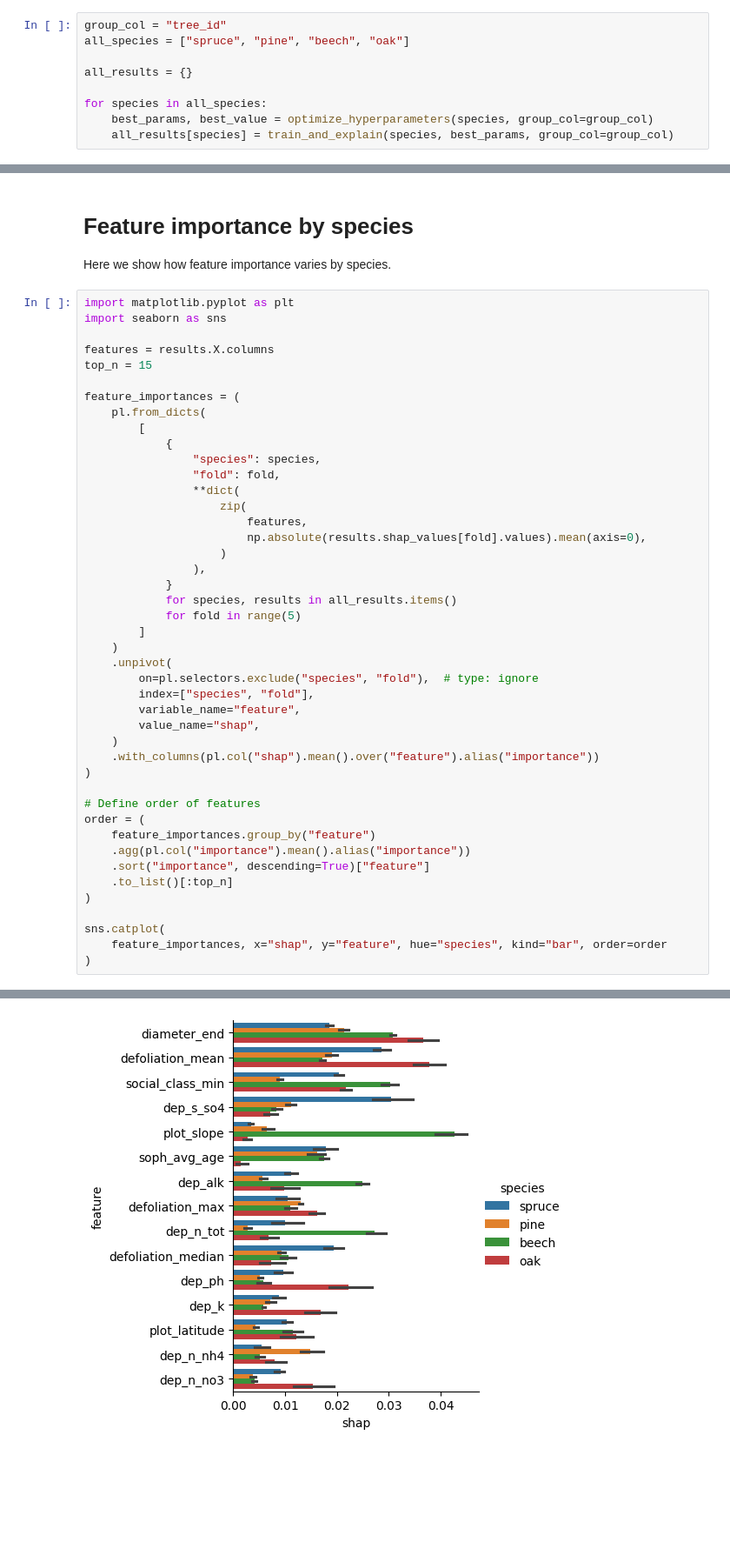
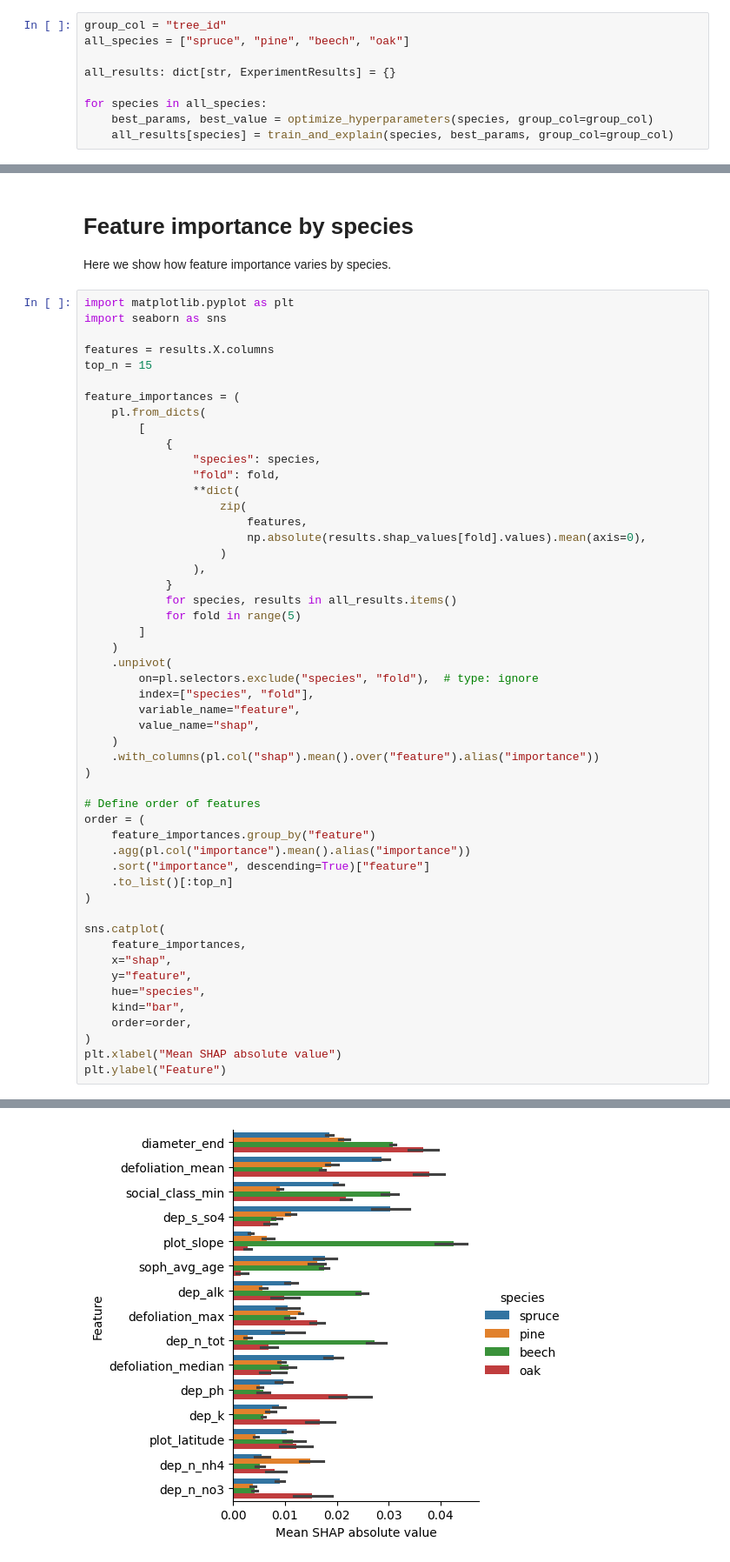
Before and after one commit to simlab-vs/icp-forest-xai, a Jupyter notebook: modeling.ipynb, the cells around one changed output, grey strips where cells are left out. Shown at 87% size. Cells and saved outputs as stored; diff of their text form; blank space fills up the shorter version.

```diff
--- a/modeling.ipynb
+++ b/modeling.ipynb
@@ -12,7 +46,7 @@ import polars as pl
 group_col = "tree_id"
 all_species = ["spruce", "pine", "beech", "oak"]
 
-all_results = {}
+all_results: dict[str, ExperimentResults] = {}
 
 for species in all_species:
     best_params, best_value = optimize_hyperparameters(species, group_col=group_col)
@@ -327,6 +387,13 @@ order = (
 )
 
 sns.catplot(
-    feature_importances, x="shap", y="feature", hue="species", kind="bar", order=order
+    feature_importances,
+    x="shap",
+    y="feature",
+    hue="species",
+    kind="bar",
+    order=order,
 )
+plt.xlabel("Mean SHAP absolute value")
+plt.ylabel("Feature")
 # %% [output]
@@ -334,2 +401,2 @@ sns.catplot(
-[figure, old version]
+[figure, new version]
 # %%
```
Also changed, not shown: parts of 15 cells of this notebook, 2 other files.
